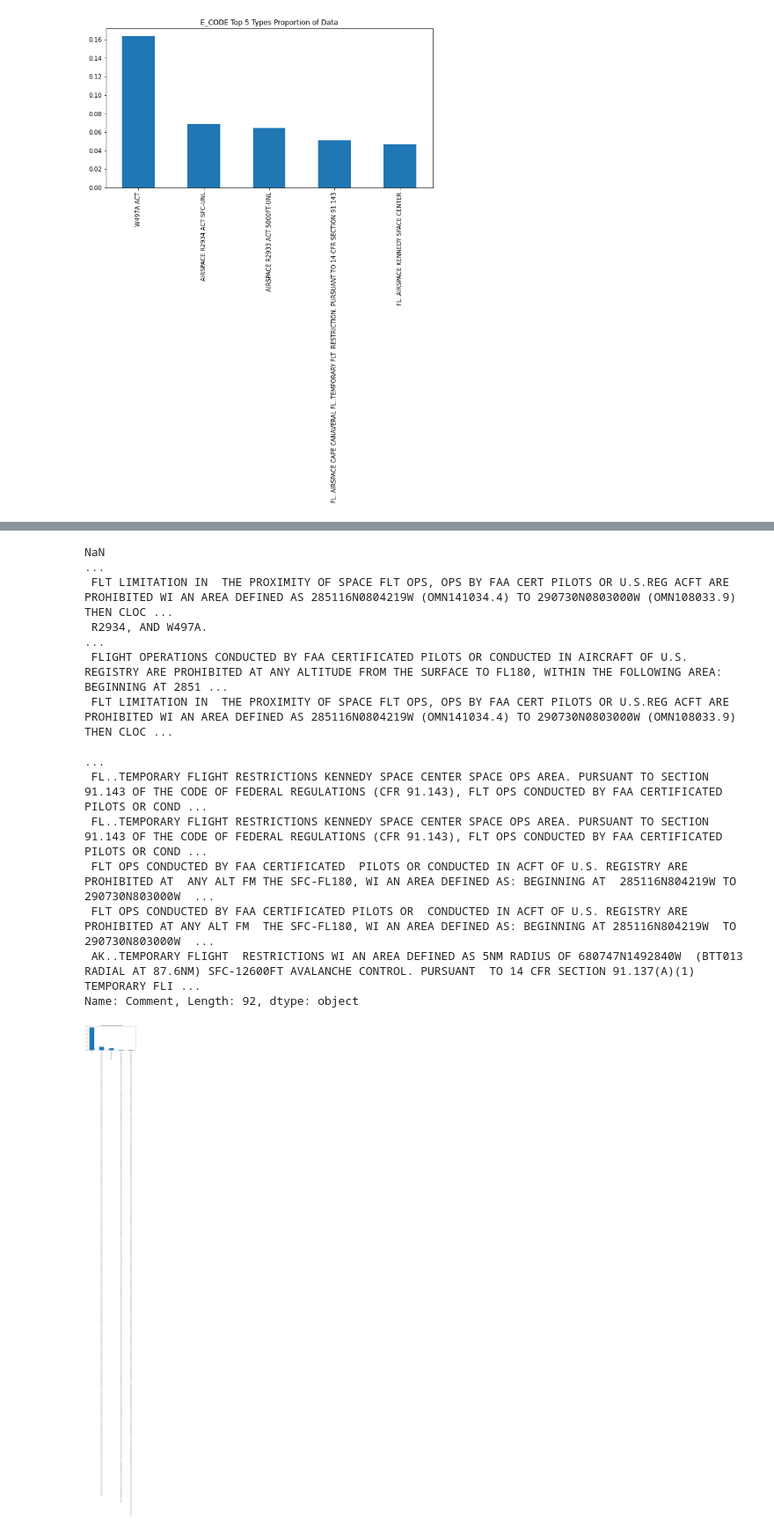
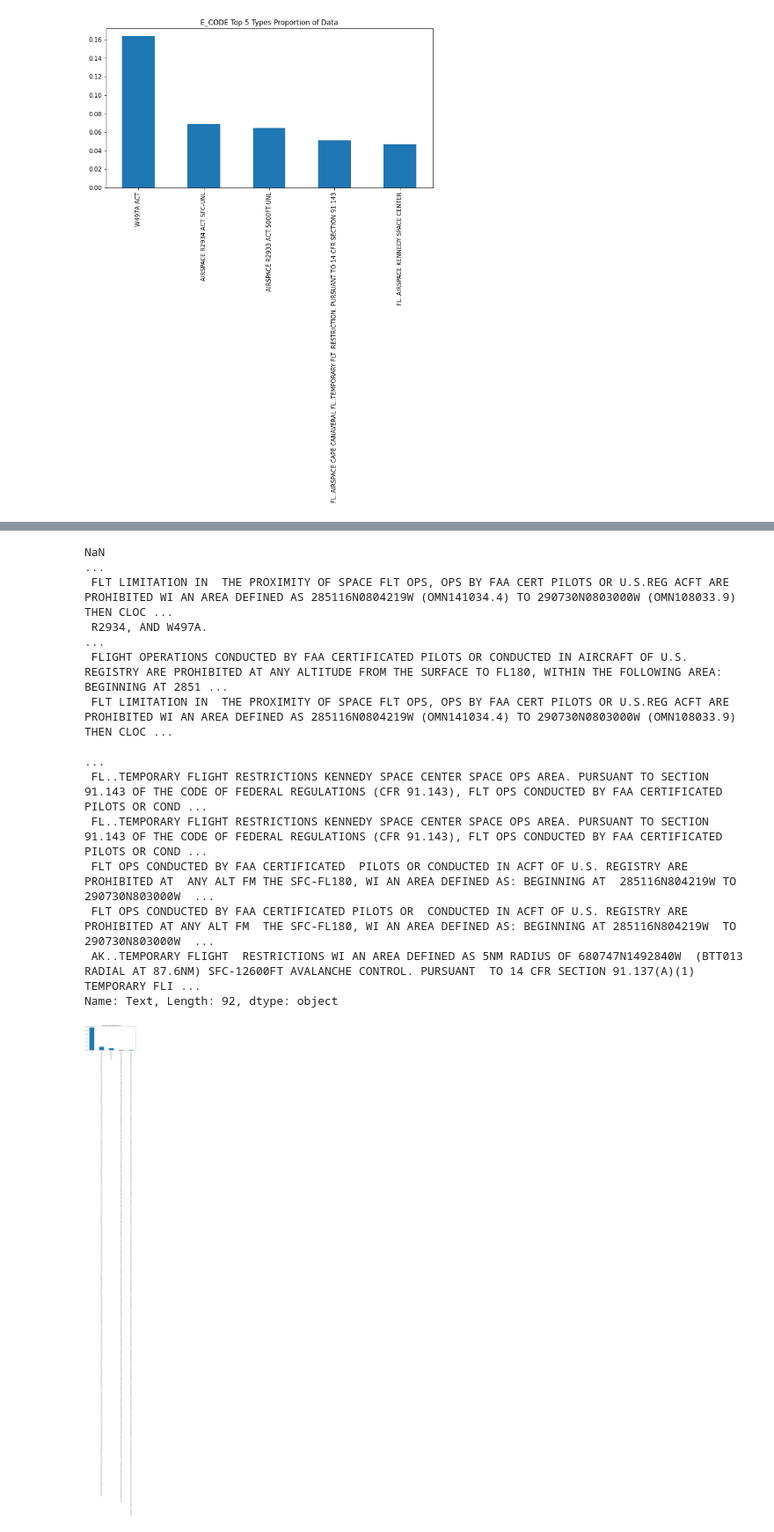
Before and after one commit to DAEN-Team-1/Final, a Jupyter notebook: human_annotated_notam_analysis.ipynb, the cells around one changed output, grey strips where cells are left out. Shown at 88% size. Saved outputs shown, nothing was run; the diff lists cells and outputs as text; code cells hidden in the pictures.

Commit message:
Changed comment to text for consistency with other sources

```diff
--- a/human_annotated_notam_analysis.ipynb
+++ b/human_annotated_notam_analysis.ipynb
@@ -23,10 +23,10 @@ df = pd.read_csv('../MatchingLaunchNOTAM_GMUCapstone_20220603/HumanAnnotatedMatc
 cmnt_names = ['0_no_header', '1_no_header', '2_no_header', '3_no_header', '4_no_header', '5_no_header', '6_no_header', '7_no_header',
               '8_no_header', '9_no_header', '10_no_header', '11_no_header', '12_no_header', '13_no_header', '14_no_header']
 
-df['Comment'] = df[cmnt_names].apply(lambda x: ','.join(x.dropna().astype(str)), axis=1)
+df['Text'] = df[cmnt_names].apply(lambda x: ','.join(x.dropna().astype(str)), axis=1)
 
 # Replace empyty strings with NaNs
-df['Comment'].replace(r'^\s*$', np.nan, regex=True, inplace=True)
+df['Text'].replace(r'^\s*$', np.nan, regex=True, inplace=True)
 
 df.drop(cmnt_names, axis=1, inplace=True)
 # %%
@@ -744,5 +744,5 @@ Name: Comment, Length: 92, dtype: int64
 # %%
-df['Comment'].value_counts(dropna=False, normalize=True).apply(lambda x: '%.5f' % x)
+df['Text'].value_counts(dropna=False, normalize=True).apply(lambda x: '%.5f' % x)
 # %% [output]
 NaN                                                                                                                                                                                                      ...
  FLT LIMITATION IN  THE PROXIMITY OF SPACE FLT OPS, OPS BY FAA CERT PILOTS OR U.S.REG ACFT ARE PROHIBITED WI AN AREA DEFINED AS 285116N0804219W (OMN141034.4) TO 290730N0803000W (OMN108033.9) THEN CLOC ...
@@ -755,10 +755,10 @@ NaN
  FLT OPS CONDUCTED BY FAA CERTIFICATED  PILOTS OR CONDUCTED IN ACFT OF U.S. REGISTRY ARE PROHIBITED AT  ANY ALT FM THE SFC-FL180, WI AN AREA DEFINED AS: BEGINNING AT  285116N804219W TO 290730N803000W  ...
  FLT OPS CONDUCTED BY FAA CERTIFICATED PILOTS OR  CONDUCTED IN ACFT OF U.S. REGISTRY ARE PROHIBITED AT ANY ALT FM  THE SFC-FL180, WI AN AREA DEFINED AS: BEGINNING AT 285116N804219W  TO 290730N803000W  ...
  AK..TEMPORARY FLIGHT  RESTRICTIONS WI AN AREA DEFINED AS 5NM RADIUS OF 680747N1492840W  (BTT013 RADIAL AT 87.6NM) SFC-12600FT AVALANCHE CONTROL. PURSUANT  TO 14 CFR SECTION 91.137(A)(1) TEMPORARY FLI ...
-Name: Comment, Length: 92, dtype: object
+Name: Text, Length: 92, dtype: object
 # %%
-df['Comment'].value_counts(dropna=False, normalize=True).nlargest(5).plot(kind='bar',
-                                                                          title='Comment Top 5 Types Proportion of Data',
-                                                                          figsize=(10, 5));
+df['Text'].value_counts(dropna=False, normalize=True).nlargest(5).plot(kind='bar',
+                                                                       title='Text Top 5 Types Proportion of Data',
+                                                                       figsize=(10, 5));
 # %% [output]
-[figure, old version]
+[figure, new version]
```
Also changed, not shown: parts of 5 cells of this notebook.
